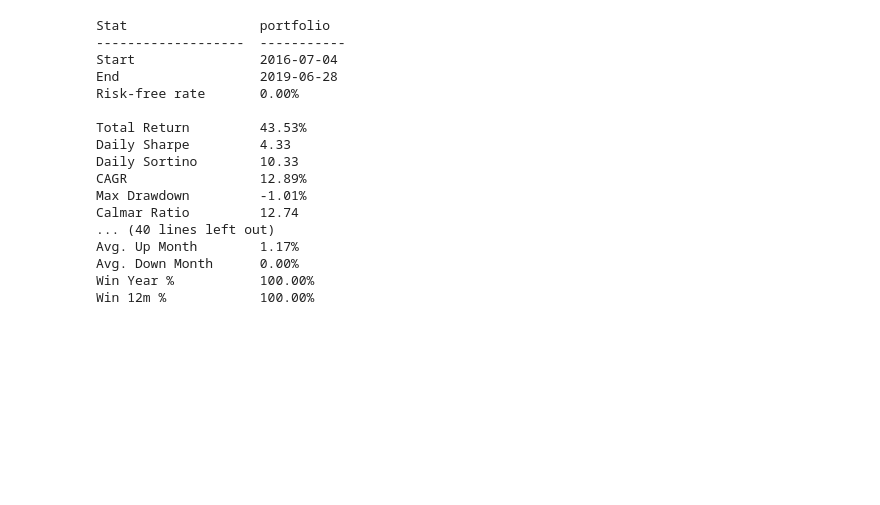
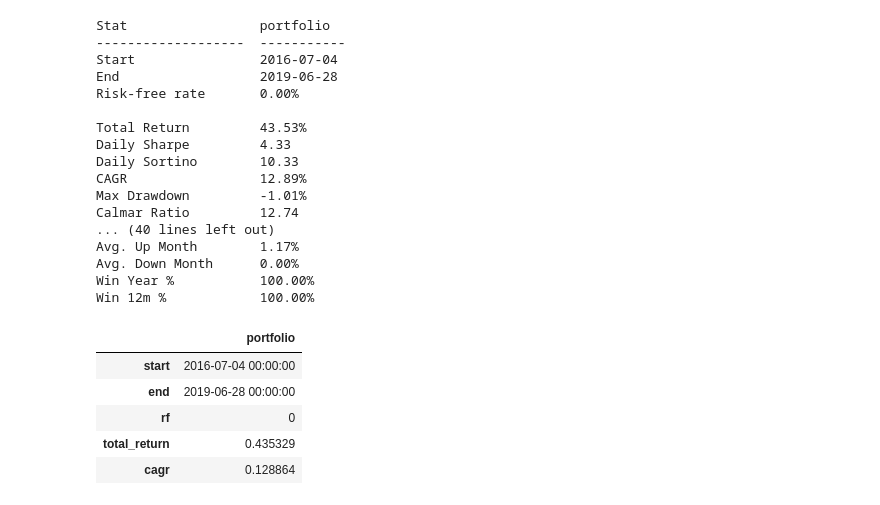
Before and after one commit to Saurabh995/QuantifAI_Assignment, a Jupyter notebook: TradeEngine.ipynb, the cells around one changed output. Saved outputs shown, nothing was run; the diff lists cells and outputs as text; code cells hidden in the pictures; blank space fills up the shorter version.

```diff
--- a/TradeEngine.ipynb
+++ b/TradeEngine.ipynb
@@ -516,3 +516,12 @@ Win Year %           100.00%
 Win 12m %            100.00%
 # %%
 portfolio_stats_df = portfolio_stats.stats
+# %%
+portfolio_stats_df.head()
+# %% [output]
+|  | portfolio |
+| start | 2016-07-04 00:00:00 |
+| end | 2019-06-28 00:00:00 |
+| rf | 0 |
+| total_return | 0.435329 |
+| cagr | 0.128864 |
```
Also changed, not shown: parts of 6 cells of this notebook.
